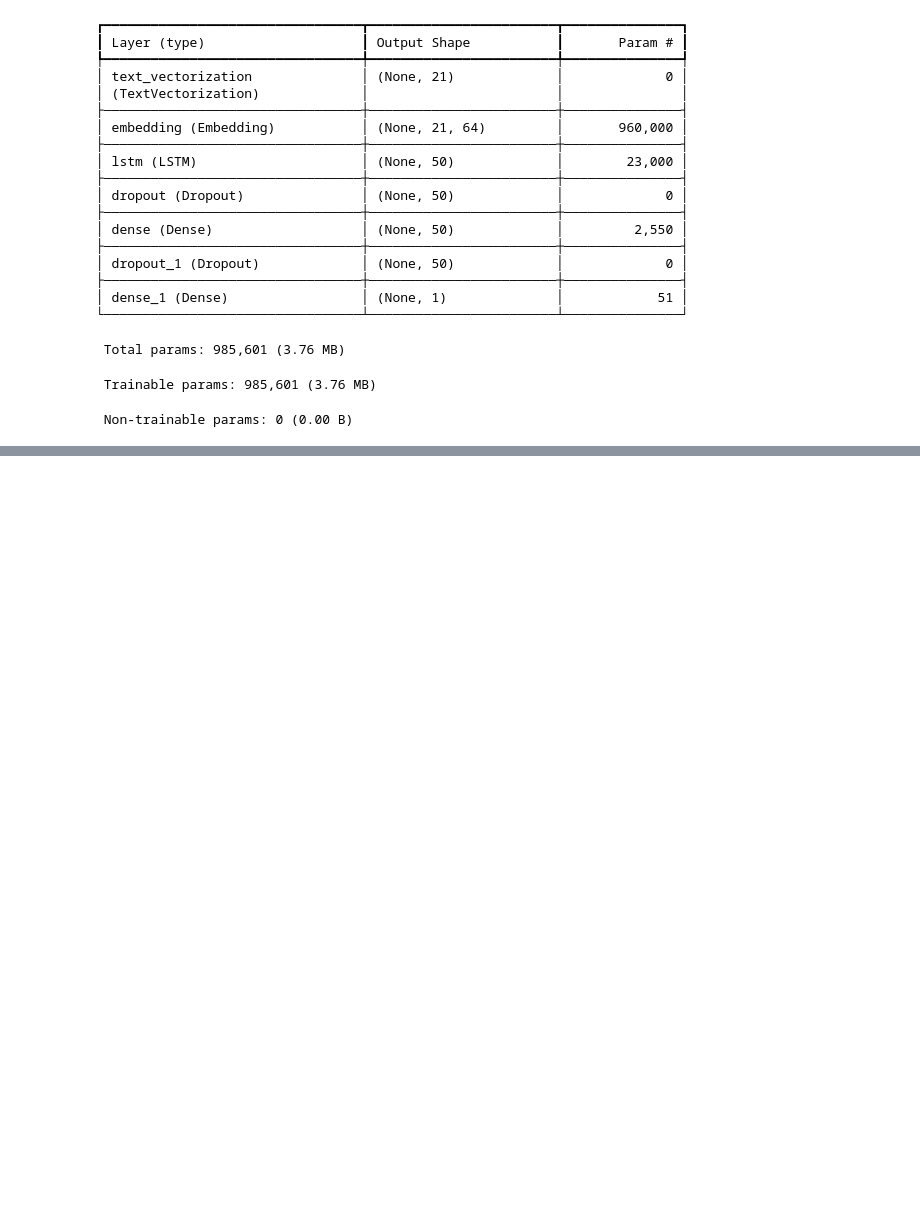
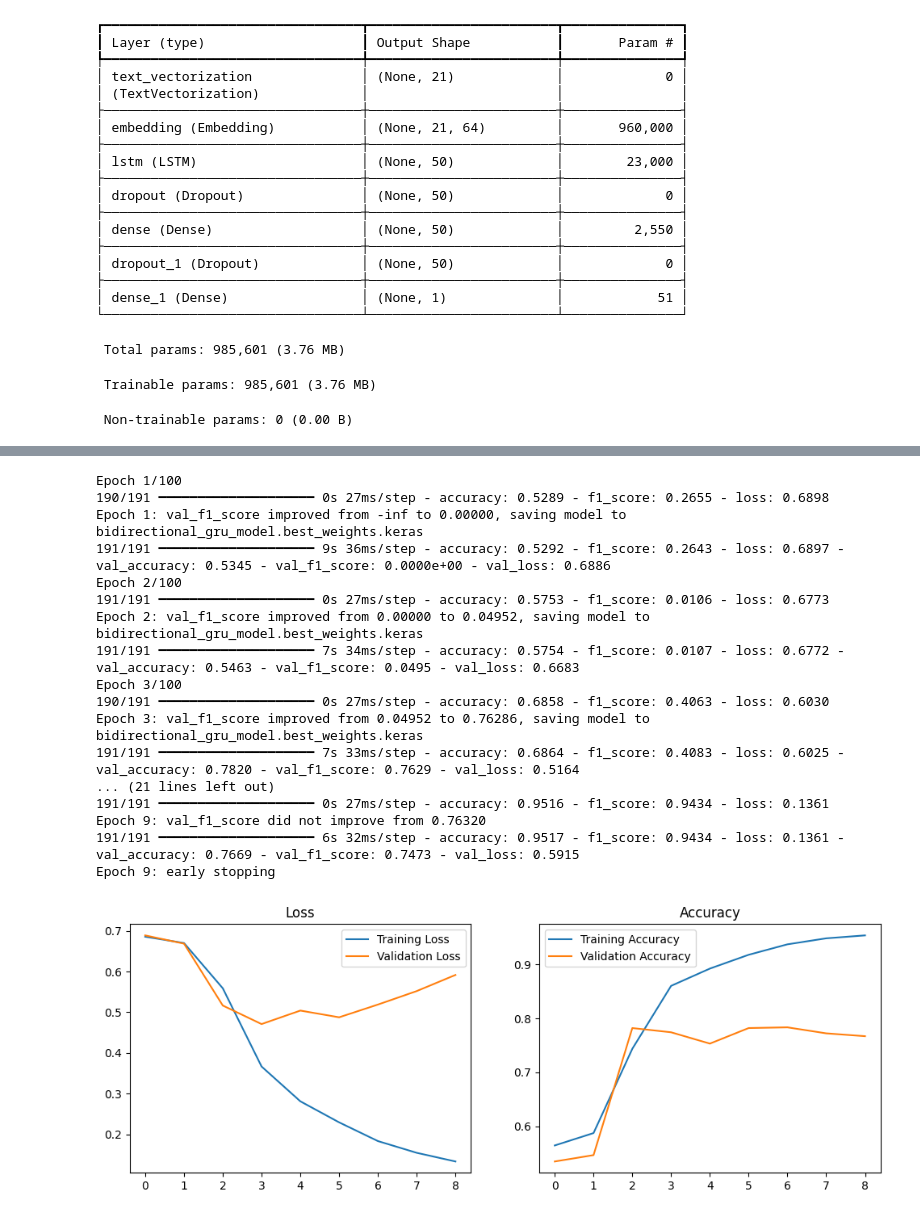
Before and after one commit to bharath1097/disaster_tweets_classification, a Jupyter notebook: disaster_tweets_classification.ipynb, the cells around one changed output, grey strips where cells are left out. Drawn from its saved outputs; the diff is of its cells as text; code cells hidden in the pictures; blank space fills up the shorter version.

```diff
--- a/disaster_tweets_classification.ipynb
+++ b/disaster_tweets_classification.ipynb
@@ -466,0 +547,14 @@ test_df.to_csv('nlp_disaster_tweets_submission_gru.csv', columns=['id', 'target'
+# %%
+# Bidirectional GRU model
+model4 = models.Sequential([
+    layers.InputLayer(shape=train_df['text'].values.shape[1:], dtype=tf.string),
+    text_vec_layer,
+    layers.Embedding(input_dim=vocab_size, output_dim=64),
+    layers.Bidirectional(layers.GRU(50)),
+    layers.Dropout(0.2),
+    layers.Dense(50, activation='relu'),
+    layers.Dropout(0.5),
+    layers.Dense(1, activation='sigmoid'),
+])
+
+model4.summary()
@@ -466,0 +584,22 @@ test_df.to_csv('nlp_disaster_tweets_submission_gru.csv', columns=['id', 'target'
+# %%
+model4 = train_model(model4, 'bidirectional_gru_model', train_df['text'].values, train_df['target'],
+                     epochs=100, batch_size=32, optimizer=keras.optimizers.Adam(learning_rate=0.0001))
+# %% [output]
+Epoch 1/100
+190/191 ━━━━━━━━━━━━━━━━━━━━ 0s 27ms/step - accuracy: 0.5289 - f1_score: 0.2655 - loss: 0.6898
+Epoch 1: val_f1_score improved from -inf to 0.00000, saving model to bidirectional_gru_model.best_weights.keras
+191/191 ━━━━━━━━━━━━━━━━━━━━ 9s 36ms/step - accuracy: 0.5292 - f1_score: 0.2643 - loss: 0.6897 - val_accuracy: 0.5345 - val_f1_score: 0.0000e+00 - val_loss: 0.6886
+Epoch 2/100
+191/191 ━━━━━━━━━━━━━━━━━━━━ 0s 27ms/step - accuracy: 0.5753 - f1_score: 0.0106 - loss: 0.6773
+Epoch 2: val_f1_score improved from 0.00000 to 0.04952, saving model to bidirectional_gru_model.best_weights.keras
+191/191 ━━━━━━━━━━━━━━━━━━━━ 7s 34ms/step - accuracy: 0.5754 - f1_score: 0.0107 - loss: 0.6772 - val_accuracy: 0.5463 - val_f1_score: 0.0495 - val_loss: 0.6683
+Epoch 3/100
+190/191 ━━━━━━━━━━━━━━━━━━━━ 0s 27ms/step - accuracy: 0.6858 - f1_score: 0.4063 - loss: 0.6030
+Epoch 3: val_f1_score improved from 0.04952 to 0.76286, saving model to bidirectional_gru_model.best_weights.keras
+191/191 ━━━━━━━━━━━━━━━━━━━━ 7s 33ms/step - accuracy: 0.6864 - f1_score: 0.4083 - loss: 0.6025 - val_accuracy: 0.7820 - val_f1_score: 0.7629 - val_loss: 0.5164
+... (21 lines left out)
+191/191 ━━━━━━━━━━━━━━━━━━━━ 0s 27ms/step - accuracy: 0.9516 - f1_score: 0.9434 - loss: 0.1361
+Epoch 9: val_f1_score did not improve from 0.76320
+191/191 ━━━━━━━━━━━━━━━━━━━━ 6s 32ms/step - accuracy: 0.9517 - f1_score: 0.9434 - loss: 0.1361 - val_accuracy: 0.7669 - val_f1_score: 0.7473 - val_loss: 0.5915
+Epoch 9: early stopping
+[figure, added]
```
Also changed, not shown: parts of 27 cells of this notebook.
